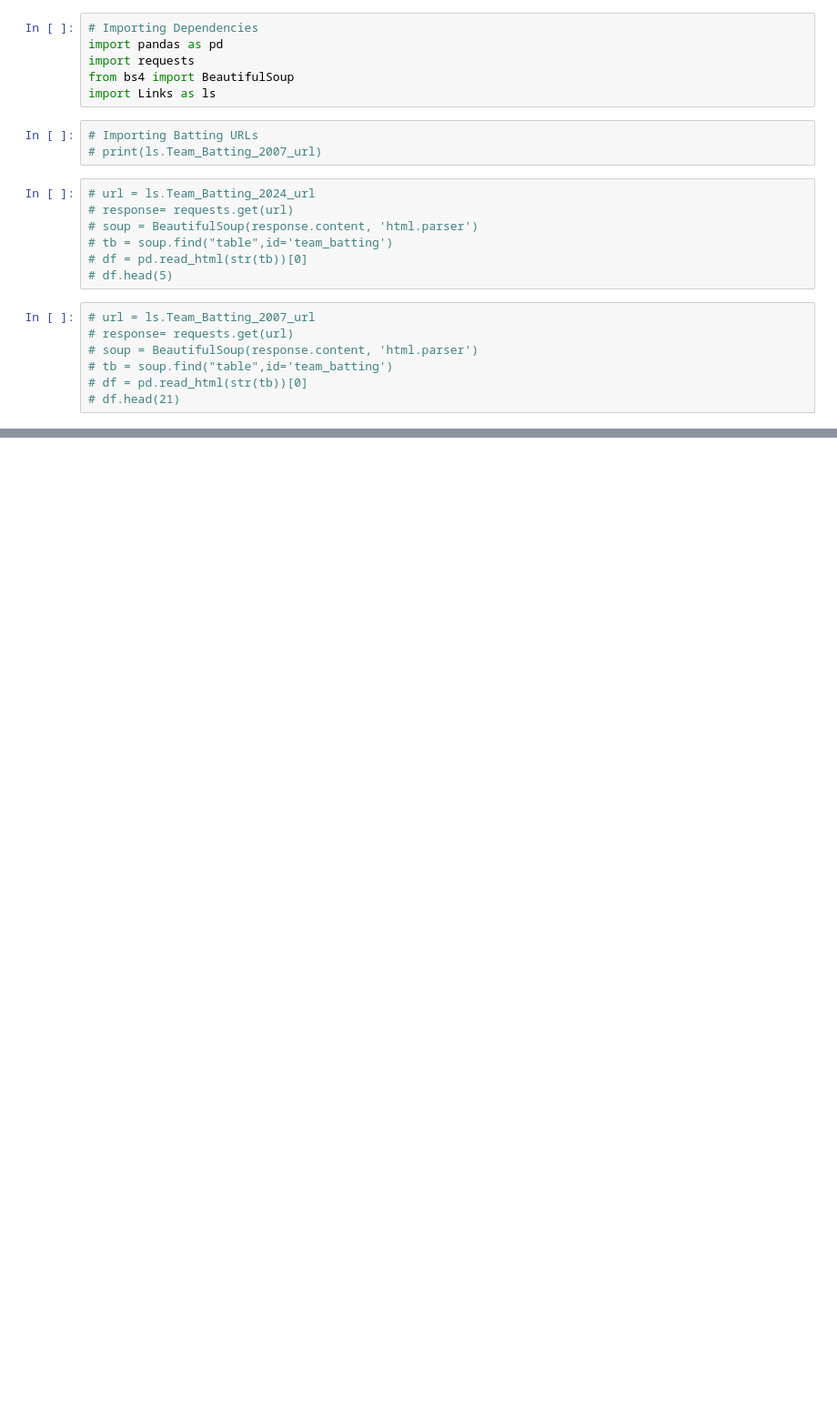
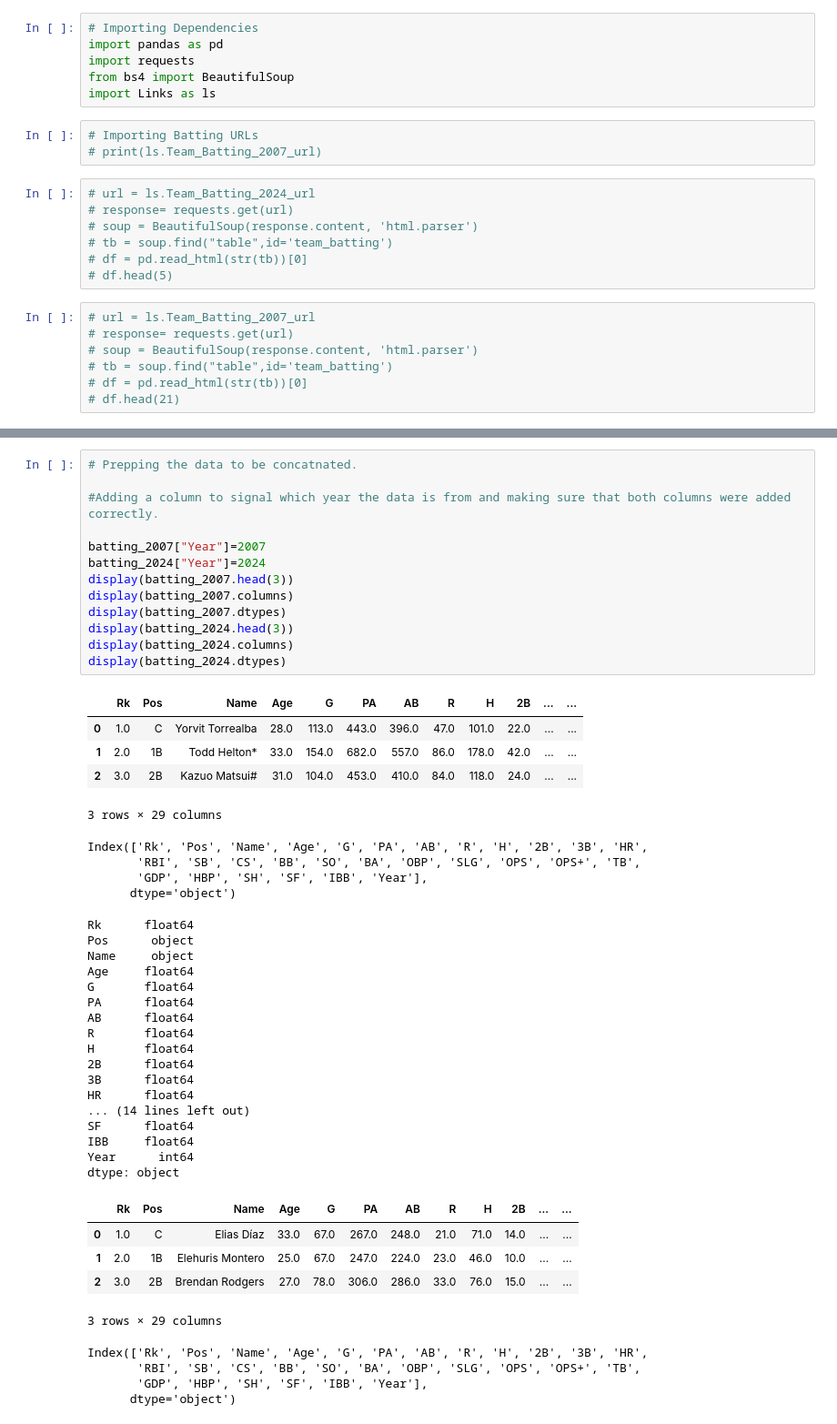
Before and after one commit to cassydm/rockies_moneyball_part-deux, a Jupyter notebook: Test_files/working_file_cassy.ipynb, the cells around one changed output, grey strips where cells are left out. Shown at 91% size. Cells and saved outputs as stored; diff of their text form; blank space fills up the shorter version.

```diff
--- a/Test_files/working_file_cassy.ipynb
+++ b/Test_files/working_file_cassy.ipynb
@@ -88,0 +112,49 @@ batting_2024.plot(x="Name",
+# %%
+# Prepping the data to be concatnated.
+
+#Adding a column to signal which year the data is from and making sure that both columns were added correctly.
+
+batting_2007["Year"]=2007
+batting_2024["Year"]=2024
+display(batting_2007.head(3))
+display(batting_2007.columns)
+display(batting_2007.dtypes)
+display(batting_2024.head(3))
+display(batting_2024.columns)
+display(batting_2024.dtypes)
+# %% [output]
+|  | Rk | Pos | Name | Age | G | PA | AB | R | H | 2B | ... | ... |
+| 0 | 1.0 | C | Yorvit Torrealba | 28.0 | 113.0 | 443.0 | 396.0 | 47.0 | 101.0 | 22.0 | ... | ... |
+| 1 | 2.0 | 1B | Todd Helton* | 33.0 | 154.0 | 682.0 | 557.0 | 86.0 | 178.0 | 42.0 | ... | ... |
+| 2 | 3.0 | 2B | Kazuo Matsui# | 31.0 | 104.0 | 453.0 | 410.0 | 84.0 | 118.0 | 24.0 | ... | ... |
+3 rows × 29 columns
+Index(['Rk', 'Pos', 'Name', 'Age', 'G', 'PA', 'AB', 'R', 'H', '2B', '3B', 'HR',
+       'RBI', 'SB', 'CS', 'BB', 'SO', 'BA', 'OBP', 'SLG', 'OPS', 'OPS+', 'TB',
+       'GDP', 'HBP', 'SH', 'SF', 'IBB', 'Year'],
+      dtype='object')
+Rk      float64
+Pos      object
+Name     object
+Age     float64
+G       float64
+PA      float64
+AB      float64
+R       float64
+H       float64
+2B      float64
+3B      float64
+HR      float64
+... (14 lines left out)
+SF      float64
+IBB     float64
+Year      int64
+dtype: object
+|  | Rk | Pos | Name | Age | G | PA | AB | R | H | 2B | ... | ... |
+| 0 | 1.0 | C | Elias Díaz | 33.0 | 67.0 | 267.0 | 248.0 | 21.0 | 71.0 | 14.0 | ... | ... |
+| 1 | 2.0 | 1B | Elehuris Montero | 25.0 | 67.0 | 247.0 | 224.0 | 23.0 | 46.0 | 10.0 | ... | ... |
+| 2 | 3.0 | 2B | Brendan Rodgers | 27.0 | 78.0 | 306.0 | 286.0 | 33.0 | 76.0 | 15.0 | ... | ... |
+3 rows × 29 columns
+Index(['Rk', 'Pos', 'Name', 'Age', 'G', 'PA', 'AB', 'R', 'H', '2B', '3B', 'HR',
+       'RBI', 'SB', 'CS', 'BB', 'SO', 'BA', 'OBP', 'SLG', 'OPS', 'OPS+', 'TB',
+       'GDP', 'HBP', 'SH', 'SF', 'IBB', 'Year'],
+      dtype='object')
```
Also changed, not shown: parts of 12 cells of this notebook, 1 other file.
